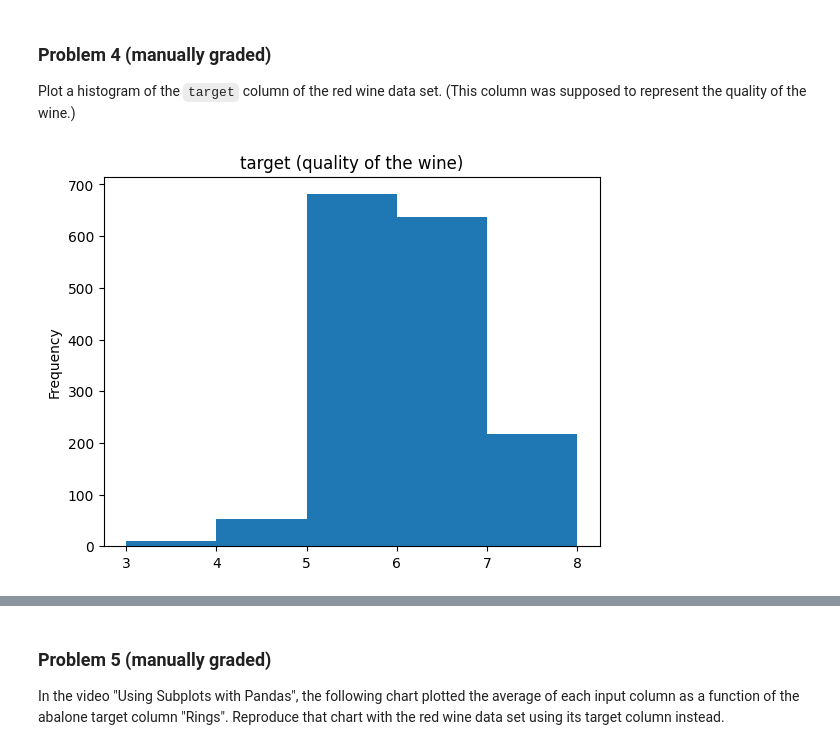
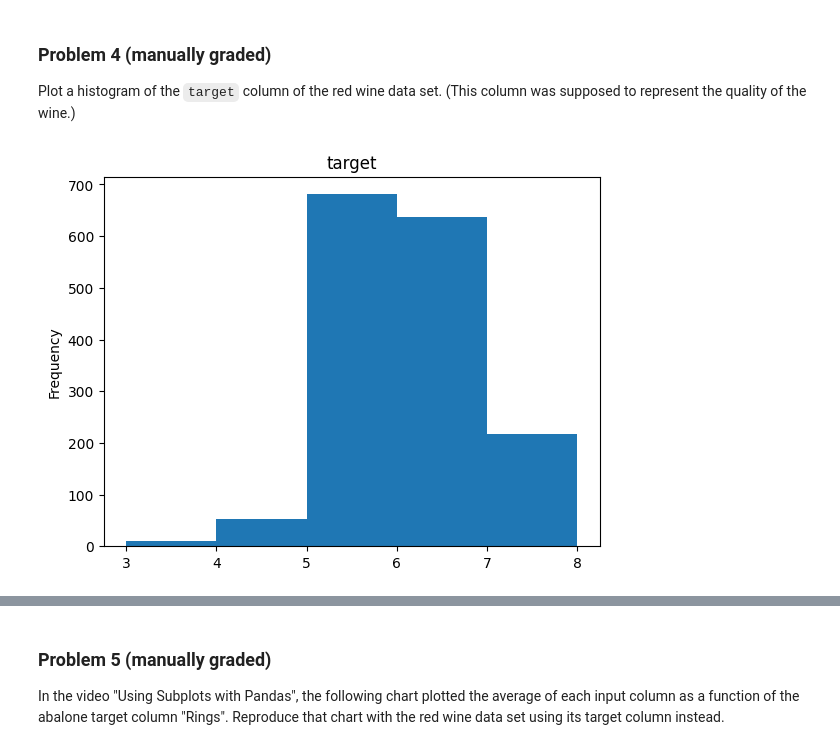
Before and after one commit to kaylamwong/dx602-homework-10, a Jupyter notebook: homework.ipynb, the cells around one changed output, grey strips where cells are left out. Drawn from its saved outputs; the diff is of its cells as text; code cells hidden in the pictures.

```diff
--- a/homework.ipynb
+++ b/homework.ipynb
@@ -104,9 +104,9 @@ Plot a histogram of the `target` column of the red wine data set.
 # %%
 # YOUR CHANGES HERE
 
-_ = red_wine['target'].plot(kind='hist', bins=5, title='target (quality of the wine)')
+_ = red_wine['target'].plot(kind='hist', bins=5, title='target')
 # %% [output]
-[figure, old version]
+[figure, new version]
 # %% [markdown]
 <div style="page-break-after: always;"></div>
 # %% [markdown]
```
Also changed, not shown: parts of 3 cells of this notebook.
